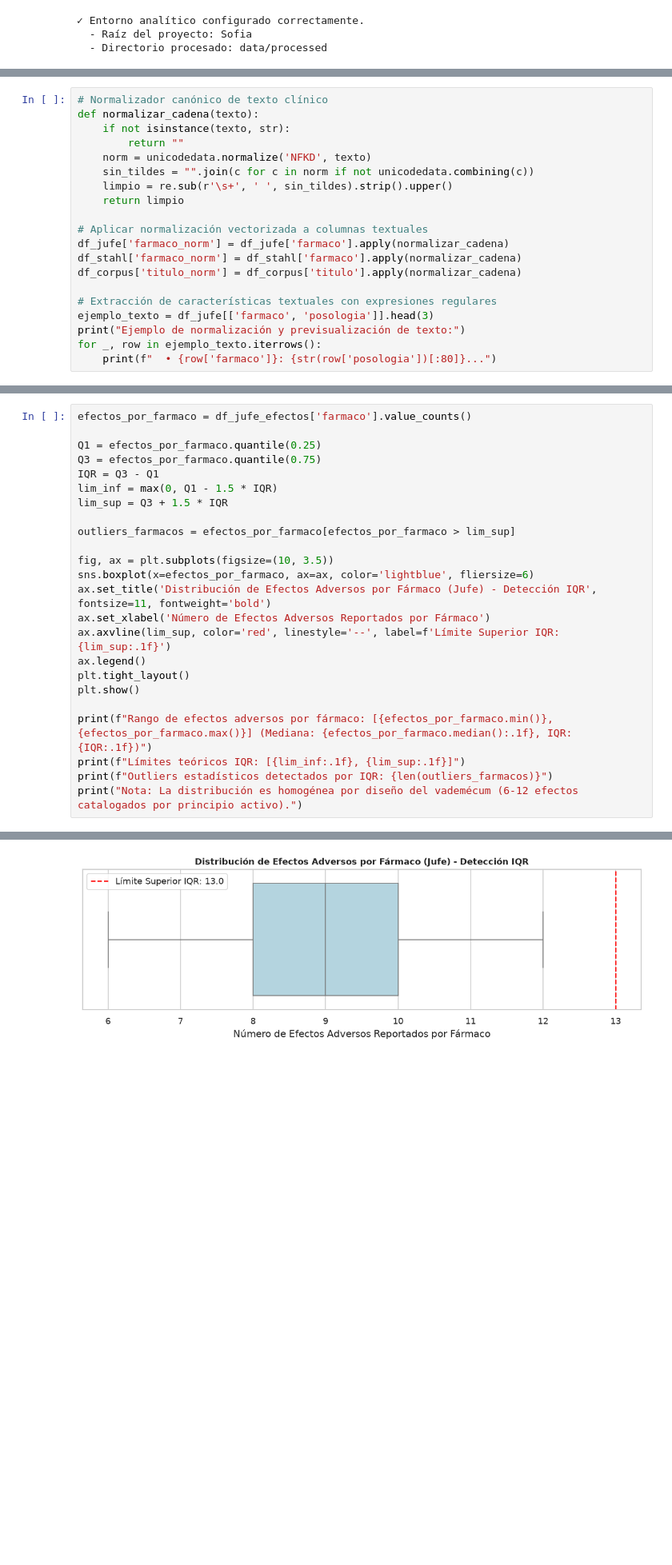
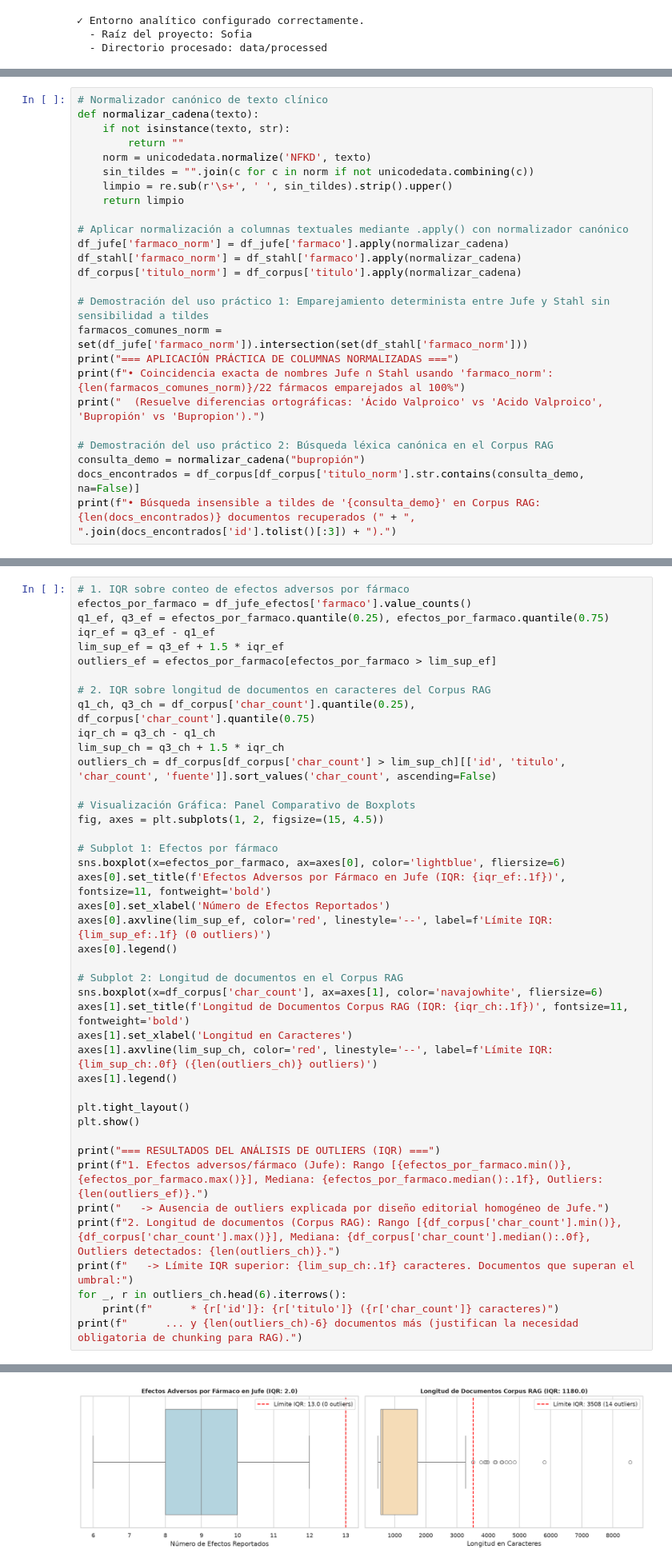
Before and after one commit to anacolinaarismendi/Sofia, a Jupyter notebook: notebooks/02_analisis_exploratorio_eda.ipynb, the cells around one changed output, grey strips where cells are left out. Shown at 80% size. Cells and saved outputs as stored; diff of their text form; blank space fills up the shorter version.

```diff
--- a/notebooks/02_analisis_exploratorio_eda.ipynb
+++ b/notebooks/02_analisis_exploratorio_eda.ipynb
@@ -436,14 +511,19 @@ def normalizar_cadena(texto):
     limpio = re.sub(r'\s+', ' ', sin_tildes).strip().upper()
     return limpio
 
-# Aplicar normalización vectorizada a columnas textuales
+# Aplicar normalización a columnas textuales mediante .apply() con normalizador canónico
 df_jufe['farmaco_norm'] = df_jufe['farmaco'].apply(normalizar_cadena)
 df_stahl['farmaco_norm'] = df_stahl['farmaco'].apply(normalizar_cadena)
 df_corpus['titulo_norm'] = df_corpus['titulo'].apply(normalizar_cadena)
 
-# Extracción de características textuales con expresiones regulares
-ejemplo_texto = df_jufe[['farmaco', 'posologia']].head(3)
-print("Ejemplo de normalización y previsualización de texto:")
-for _, row in ejemplo_texto.iterrows():
-    print(f"  • {row['farmaco']}: {str(row['posologia'])[:80]}...")
+# Demostración del uso práctico 1: Emparejamiento determinista entre Jufe y Stahl sin sensibilidad a tildes
+farmacos_comunes_norm = set(df_jufe['farmaco_norm']).intersection(set(df_stahl['farmaco_norm']))
+print("=== APLICACIÓN PRÁCTICA DE COLUMNAS NORMALIZADAS ===")
+print(f"• Coincidencia exacta de nombres Jufe ∩ Stahl usando 'farmaco_norm': {len(farmacos_comunes_norm)}/22 fármacos emparejados al 100%")
+print("  (Resuelve diferencias ortográficas: 'Ácido Valproico' vs 'Acido Valproico', 'Bupropión' vs 'Bupropion').")
+
+# Demostración del uso práctico 2: Búsqueda léxica canónica en el Corpus RAG
+consulta_demo = normalizar_cadena("bupropión")
+docs_encontrados = df_corpus[df_corpus['titulo_norm'].str.contains(consulta_demo, na=False)]
+print(f"• Búsqueda insensible a tildes de '{consulta_demo}' en Corpus RAG: {len(docs_encontrados)} documentos recuperados (" + ", ".join(docs_encontrados['id'].tolist()[:3]) + ").")
 # %% [output]
@@ -462,25 +546,43 @@ Evaluamos valores atípicos mediante el método del Rango Intercuartílico (IQR)
 # %%
+# 1. IQR sobre conteo de efectos adversos por fármaco
 efectos_por_farmaco = df_jufe_efectos['farmaco'].value_counts()
+q1_ef, q3_ef = efectos_por_farmaco.quantile(0.25), efectos_por_farmaco.quantile(0.75)
+iqr_ef = q3_ef - q1_ef
+lim_sup_ef = q3_ef + 1.5 * iqr_ef
+outliers_ef = efectos_por_farmaco[efectos_por_farmaco > lim_sup_ef]
 
-Q1 = efectos_por_farmaco.quantile(0.25)
-Q3 = efectos_por_farmaco.quantile(0.75)
-IQR = Q3 - Q1
-lim_inf = max(0, Q1 - 1.5 * IQR)
-lim_sup = Q3 + 1.5 * IQR
+# 2. IQR sobre longitud de documentos en caracteres del Corpus RAG
+q1_ch, q3_ch = df_corpus['char_count'].quantile(0.25), df_corpus['char_count'].quantile(0.75)
+iqr_ch = q3_ch - q1_ch
+lim_sup_ch = q3_ch + 1.5 * iqr_ch
+outliers_ch = df_corpus[df_corpus['char_count'] > lim_sup_ch][['id', 'titulo', 'char_count', 'fuente']].sort_values('char_count', ascending=False)
 
-outliers_farmacos = efectos_por_farmaco[efectos_por_farmaco > lim_sup]
+# Visualización Gráfica: Panel Comparativo de Boxplots
+fig, axes = plt.subplots(1, 2, figsize=(15, 4.5))
 
-fig, ax = plt.subplots(figsize=(10, 3.5))
-sns.boxplot(x=efectos_por_farmaco, ax=ax, color='lightblue', fliersize=6)
-ax.set_title('Distribución de Efectos Adversos por Fármaco (Jufe) - Detección IQR', fontsize=11, fontweight='bold')
-ax.set_xlabel('Número de Efectos Adversos Reportados por Fármaco')
-ax.axvline(lim_sup, color='red', linestyle='--', label=f'Límite Superior IQR: {lim_sup:.1f}')
-ax.legend()
+# Subplot 1: Efectos por fármaco
+sns.boxplot(x=efectos_por_farmaco, ax=axes[0], color='lightblue', fliersize=6)
+axes[0].set_title(f'Efectos Adversos por Fármaco en Jufe (IQR: {iqr_ef:.1f})', fontsize=11, fontweight='bold')
+axes[0].set_xlabel('Número de Efectos Reportados')
+axes[0].axvline(lim_sup_ef, color='red', linestyle='--', label=f'Límite IQR: {lim_sup_ef:.1f} (0 outliers)')
+axes[0].legend()
+
+# Subplot 2: Longitud de documentos en el Corpus RAG
+sns.boxplot(x=df_corpus['char_count'], ax=axes[1], color='navajowhite', fliersize=6)
+axes[1].set_title(f'Longitud de Documentos Corpus RAG (IQR: {iqr_ch:.1f})', fontsize=11, fontweight='bold')
+axes[1].set_xlabel('Longitud en Caracteres')
+axes[1].axvline(lim_sup_ch, color='red', linestyle='--', label=f'Límite IQR: {lim_sup_ch:.0f} ({len(outliers_ch)} outliers)')
+axes[1].legend()
+
 plt.tight_layout()
 plt.show()
 
-print(f"Rango de efectos adversos por fármaco: [{efectos_por_farmaco.min()}, {efectos_por_farmaco.max()}] (Mediana: {efectos_por_farmaco.median():.1f}, IQR: {IQR:.1f})")
-print(f"Límites teóricos IQR: [{lim_inf:.1f}, {lim_sup:.1f}]")
-print(f"Outliers estadísticos detectados por IQR: {len(outliers_farmacos)}")
-print("Nota: La distribución es homogénea por diseño del vademécum (6-12 efectos catalogados por principio activo).")
+print("=== RESULTADOS DEL ANÁLISIS DE OUTLIERS (IQR) ===")
+print(f"1. Efectos adversos/fármaco (Jufe): Rango [{efectos_por_farmaco.min()}, {efectos_por_farmaco.max()}], Mediana: {efectos_por_farmaco.median():.1f}, Outliers: {len(outliers_ef)}.")
+print("   -> Ausencia de outliers explicada por diseño editorial homogéneo de Jufe.")
+print(f"2. Longitud de documentos (Corpus RAG): Rango [{df_corpus['char_count'].min()}, {df_corpus['char_count'].max()}], Mediana: {df_corpus['char_count'].median():.0f}, Outliers detectados: {len(outliers_ch)}.")
+print(f"   -> Límite IQR superior: {lim_sup_ch:.1f} caracteres. Documentos que superan el umbral:")
+for _, r in outliers_ch.head(6).iterrows():
+    print(f"      * {r['id']}: {r['titulo']} ({r['char_count']} caracteres)")
+print(f"      ... y {len(outliers_ch)-6} documentos más (justifican la necesidad obligatoria de chunking para RAG).")
 # %% [output]
@@ -487 +601 @@ print("Nota: La distribución es homogénea por diseño del vademécum (6-12 efe
-[figure, old version]
+[figure, new version]
```
Also changed, not shown: parts of 42 cells of this notebook, 2 other files.
